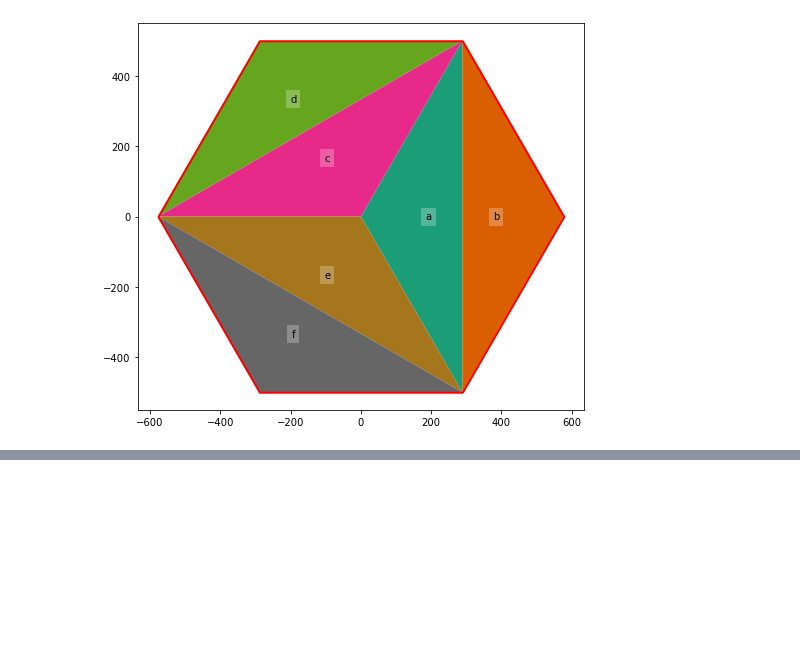
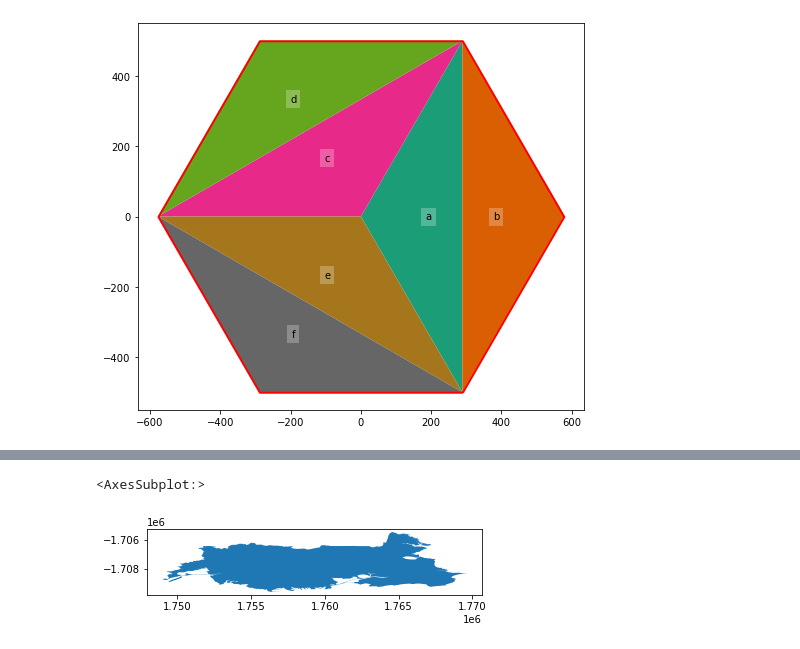
Before and after one commit to DOSull/weaving-space, a Jupyter notebook: twelve.ipynb, the cells around one changed output, grey strips where cells are left out. Cells and saved outputs as stored; diff of their text form; code cells hidden in the pictures; blank space fills up the shorter version.

```diff
--- a/twelve.ipynb
+++ b/twelve.ipynb
@@ -79,0 +90,5 @@ t.plot(r = 2, show_vectors = True)
+# %%
+tg._get_to_tile_transformed().affine_transform(tg.inverse_transform).plot()
+# %% [output]
+<AxesSubplot:>
+[figure, added]
```
Also changed, not shown: parts of 15 cells of this notebook, 4 other files.
